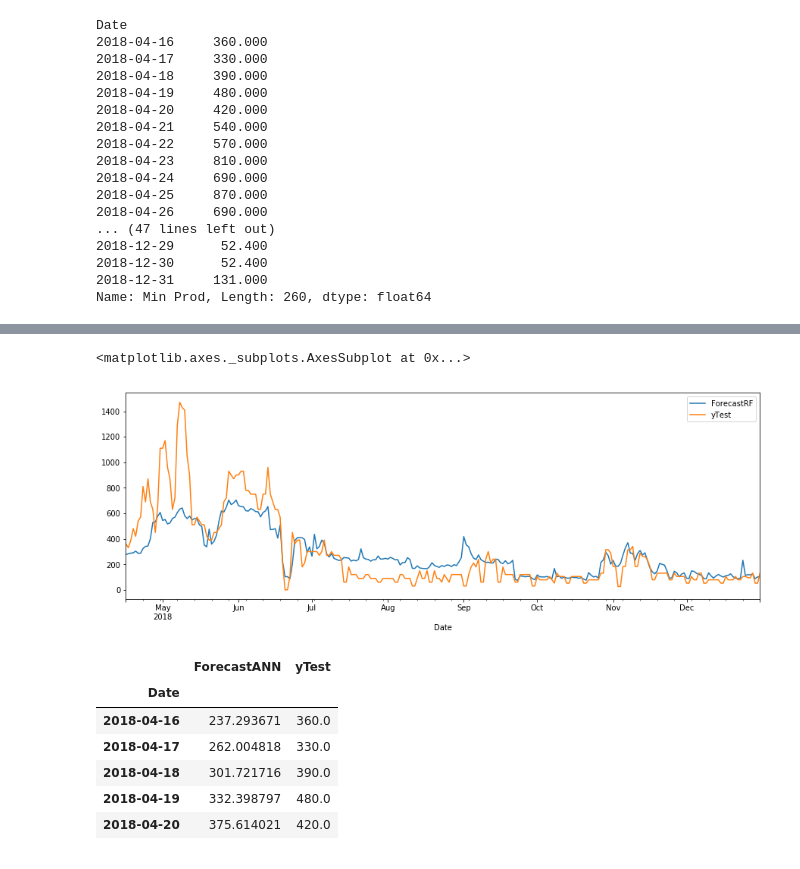
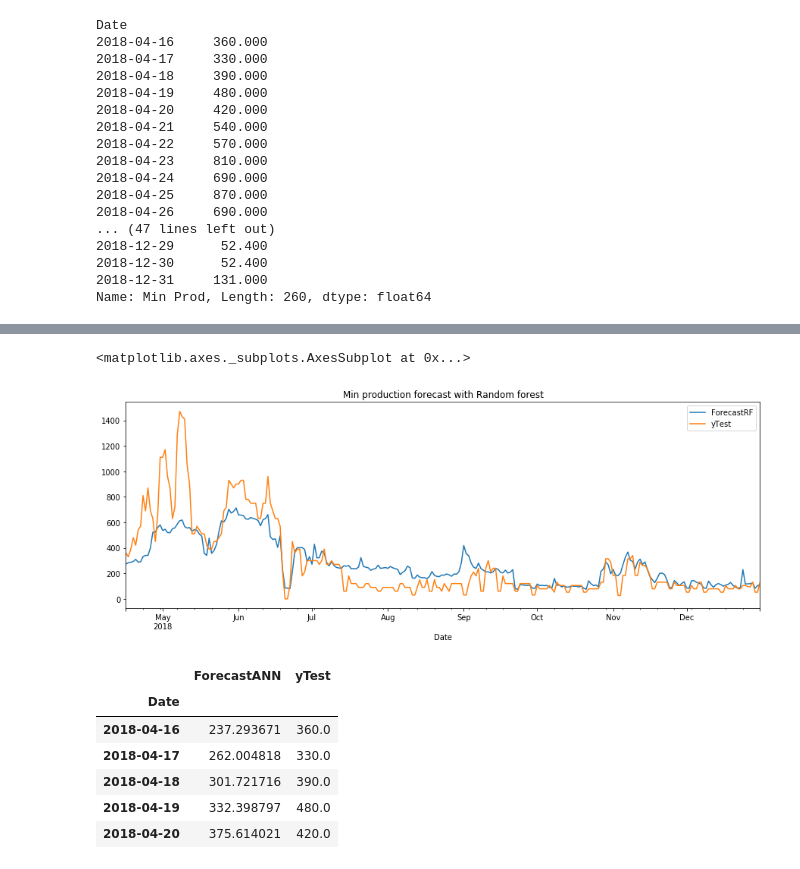
Before and after one commit to cest0/PPConstrFcst, a Jupyter notebook: Proto_Hydro_PP_constraints_forecast.ipynb, the cells around one changed output, grey strips where cells are left out. Cells and saved outputs as stored; diff of their text form; code cells hidden in the pictures.

```diff
--- a/Proto_Hydro_PP_constraints_forecast.ipynb
+++ b/Proto_Hydro_PP_constraints_forecast.ipynb
@@ -560,9 +560,9 @@ resid.head(300)
 260 rows × 2 columns
-# %%
-resid.plot()
-# %% [output]
-<matplotlib.axes._subplots.AxesSubplot at 0x...>
-[figure, removed]
+# %%
+resid.plot(title = 'Min production forecast with Random forest')
+# %% [output]
+<matplotlib.axes._subplots.AxesSubplot at 0x...>
+[figure, added]
 # %%
 from sklearn.neural_network import MLPRegressor
 from sklearn.preprocessing import StandardScaler
```
Also changed, not shown: parts of 7 cells of this notebook.
